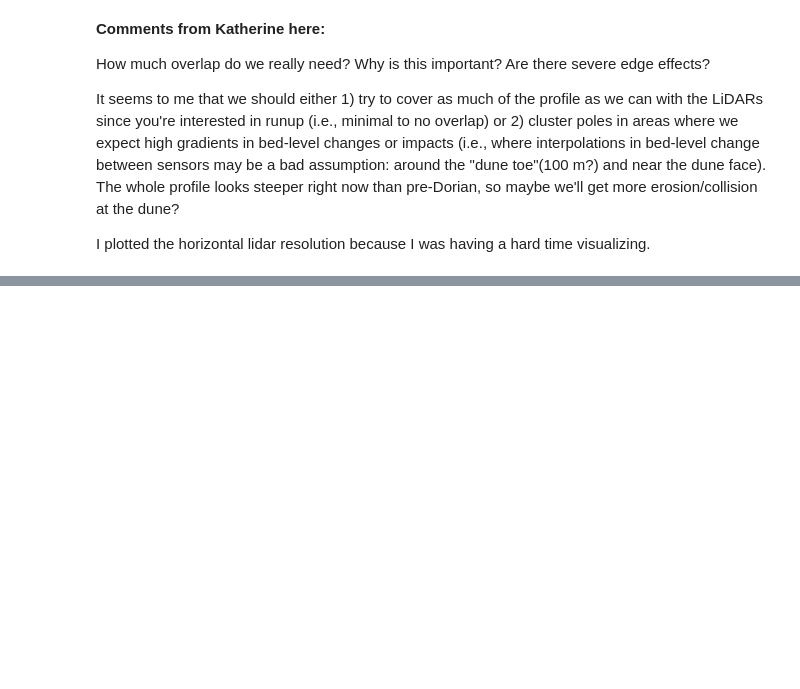
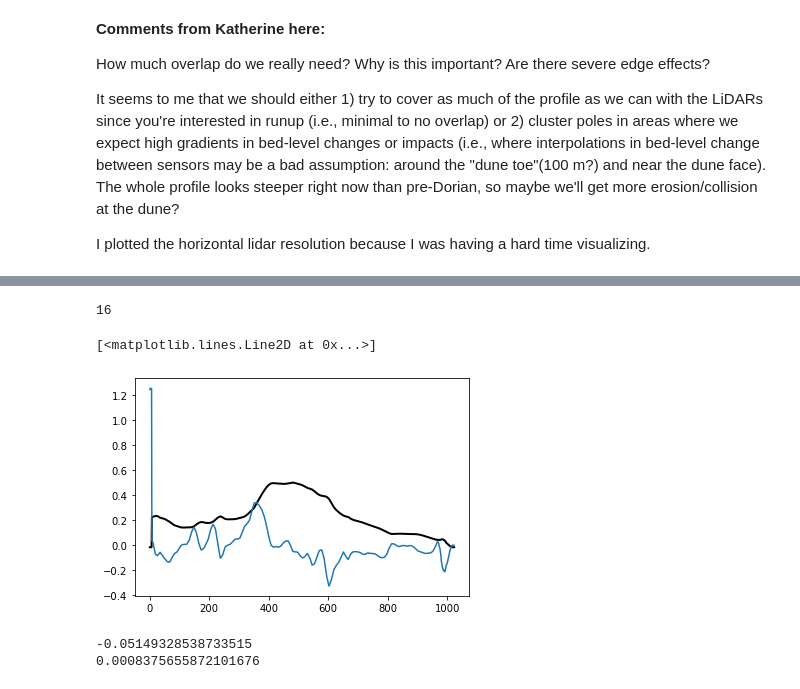
Before and after one commit to csherwood-usgs/DUNEX, a Jupyter notebook: plan_pole_transect.ipynb, the cells around one changed output, grey strips where cells are left out. Cells and saved outputs as stored; diff of their text form; code cells hidden in the pictures; blank space fills up the shorter version.

```diff
--- a/plan_pole_transect.ipynb
+++ b/plan_pole_transect.ipynb
@@ -88,0 +170,19 @@ I plotted the horizontal lidar resolution because I was having a hard time visua
+# %%
+# plot smoothed slope v. index
+def running_mean(x, N):
+    return np.convolve(x, np.ones((N,))/N)[(N-1):]
+N = int(2/.12478)
+print(N)
+sslope = running_mean(slope,N)
+plt.plot(0.1*(z3+ioff3),'-k',linewidth=2,label='May 2021')
+plt.plot(sslope)
+# %% [output]
+16
+[<matplotlib.lines.Line2D at 0x...>]
+[figure, added]
+# %%
+print(np.median(sslope[690:700]))
+print(np.std(sslope[690:700]))
+# %% [output]
+-0.05149328538733515
+0.0008375655872101676
```
Also changed, not shown: parts of 4 cells of this notebook, 6 other files.
